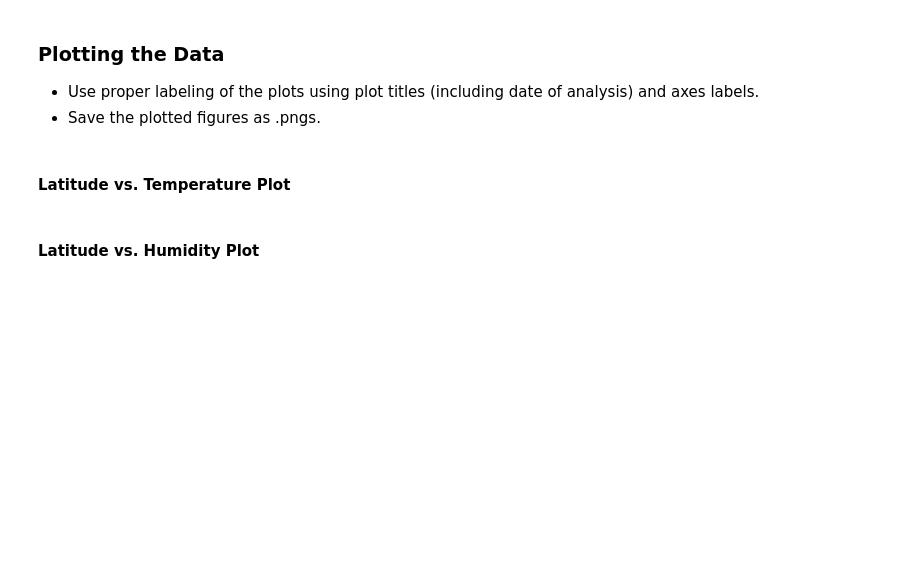
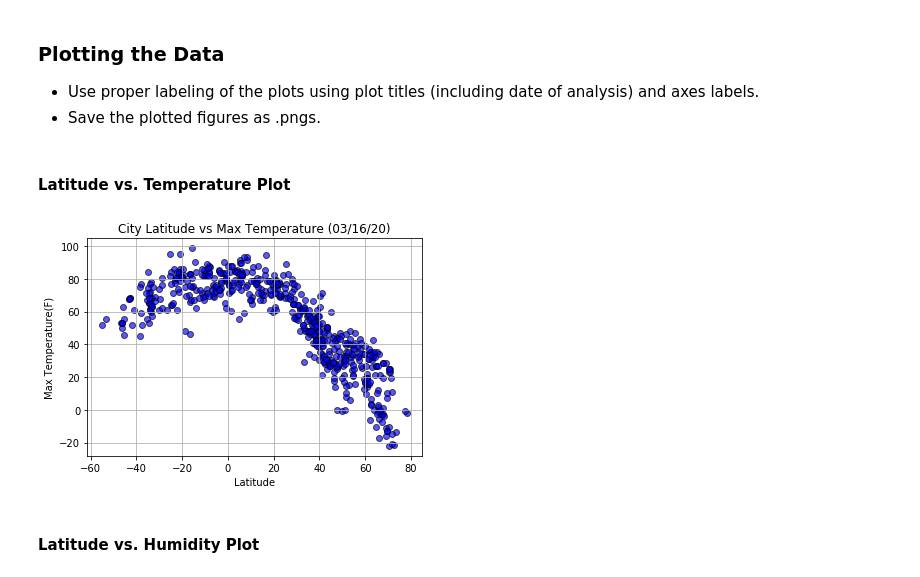
Before and after one commit to prerak-patel/python-api, a Jupyter notebook: WeatherPy/WeatherPy.ipynb, the cells around one changed output. Drawn from its saved outputs; the diff is of its cells as text; code cells hidden in the pictures; blank space fills up the shorter version.

Commit message:
Latitude vs. Temperature Plot

```diff
--- a/WeatherPy/WeatherPy.ipynb
+++ b/WeatherPy/WeatherPy.ipynb
@@ -152,6 +152,22 @@ city_data_df
 * Save the plotted figures as .pngs.
 # %% [markdown]
 #### Latitude vs. Temperature Plot
+# %%
+# Latitude vs. Temperature Scatter plot
+plt.scatter(city_data_df['Lat'],city_data_df['Max Temp'],marker="o", facecolors="blue", edgecolors="black", alpha= 0.65)
+
+# Get formatted todays date
+current_date = pd.datetime.now().date().strftime('%m/%d/%y')
+
+plt.title(f'City Latitude vs Max Temperature ({current_date})')
+plt.xlabel('Latitude')
+plt.ylabel('Max Temperature(F)')
+plt.grid()
+
+plt.savefig("../Images/lat_temp_plot.png")
+plt.
+# %% [output]
+[figure, added]
 # %% [markdown]
 #### Latitude vs. Humidity Plot
 # %% [markdown]
```
